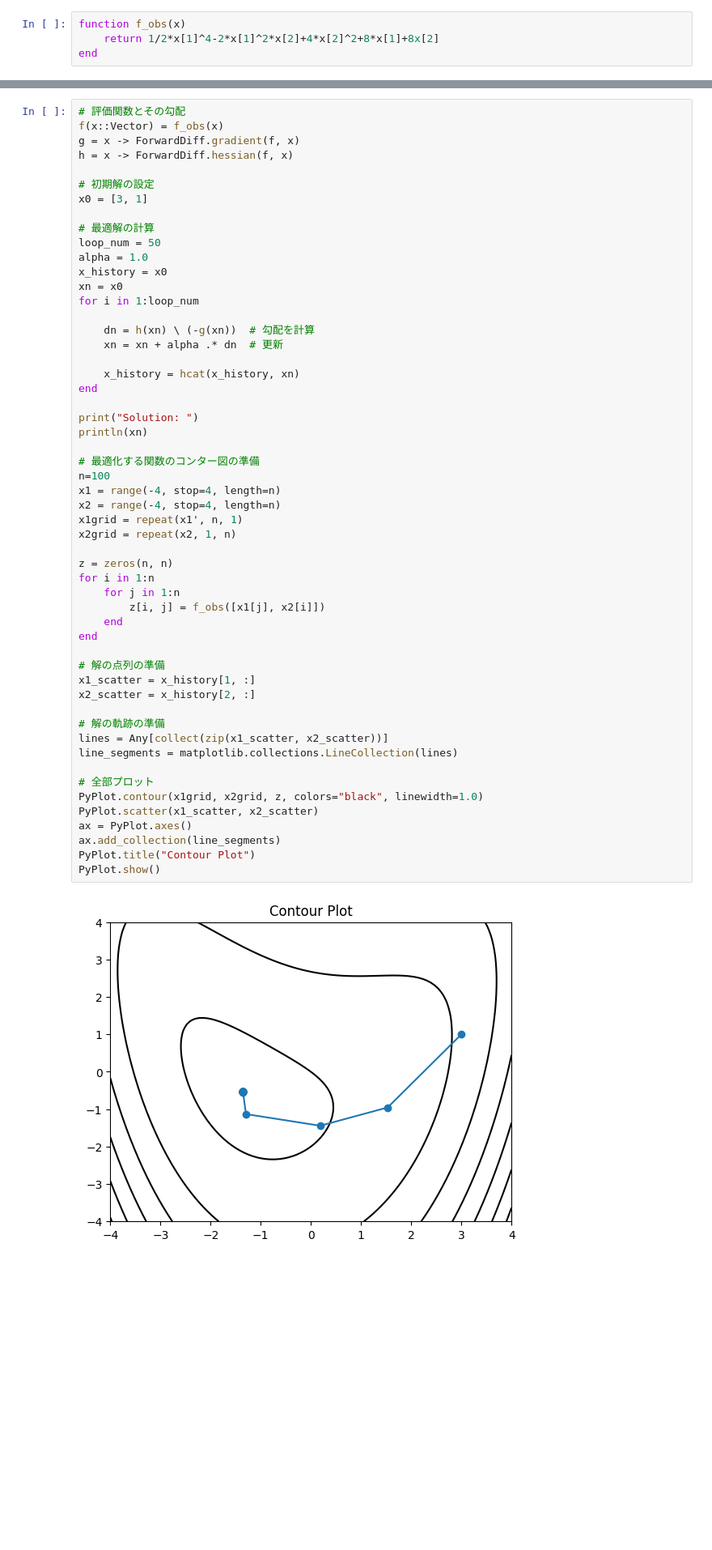
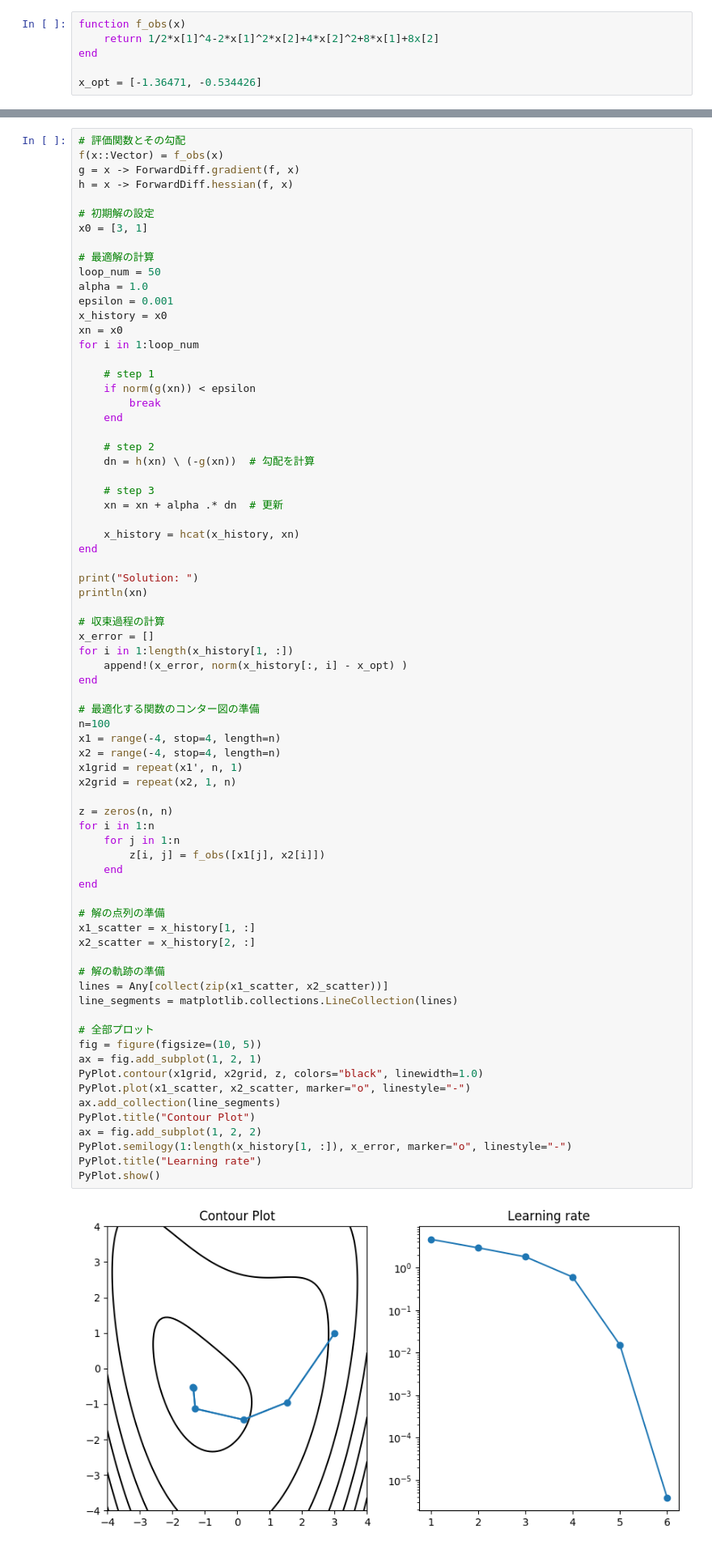
Before and after one commit to szmlb/OVM, a Jupyter notebook: notebooks/ch02_Nonlinear_Optimization.ipynb, the cells around one changed output, grey strips where cells are left out. Shown at 81% size. Drawn from its saved outputs; the diff is of its cells as text; blank space fills up the shorter version.

```diff
--- a/notebooks/ch02_Nonlinear_Optimization.ipynb
+++ b/notebooks/ch02_Nonlinear_Optimization.ipynb
@@ -13,4 +13,6 @@ Random.seed!(1234);
 function f_obs(x)
     return 1/2*x[1]^4-2*x[1]^2*x[2]+4*x[2]^2+8*x[1]+8x[2]
 end
+
+x_opt = [-1.36471, -0.534426]
 # %% [output]
@@ -115,11 +163,20 @@ x0 = [3, 1]
 # 最適解の計算
 loop_num = 50
 alpha = 1.0
+epsilon = 0.001
 x_history = x0
 xn = x0
 for i in 1:loop_num
 
+    # step 1
+    if norm(g(xn)) < epsilon
+        break
+    end
+
+    # step 2
     dn = h(xn) \ (-g(xn))  # 勾配を計算
+
+    # step 3
     xn = xn + alpha .* dn  # 更新
 
     x_history = hcat(x_history, xn)
@@ -127,35 +184,45 @@ end
 
 print("Solution: ")
 println(xn)
+
+# 収束過程の計算
+x_error = []
+for i in 1:length(x_history[1, :])
+    append!(x_error, norm(x_history[:, i] - x_opt) )
+end
 
 # 最適化する関数のコンター図の準備
 n=100
 x1 = range(-4, stop=4, length=n)
 x2 = range(-4, stop=4, length=n)
 x1grid = repeat(x1', n, 1)
 x2grid = repeat(x2, 1, n)
 
 z = zeros(n, n)
 for i in 1:n
     for j in 1:n
         z[i, j] = f_obs([x1[j], x2[i]])
     end
 end
 
 # 解の点列の準備
 x1_scatter = x_history[1, :]
 x2_scatter = x_history[2, :]
 
 # 解の軌跡の準備
 lines = Any[collect(zip(x1_scatter, x2_scatter))]
 line_segments = matplotlib.collections.LineCollection(lines)
 
 # 全部プロット
+fig = figure(figsize=(10, 5))
+ax = fig.add_subplot(1, 2, 1)
 PyPlot.contour(x1grid, x2grid, z, colors="black", linewidth=1.0)
-PyPlot.scatter(x1_scatter, x2_scatter)
-ax = PyPlot.axes()
+PyPlot.plot(x1_scatter, x2_scatter, marker="o", linestyle="-")
 ax.add_collection(line_segments)
 PyPlot.title("Contour Plot")
+ax = fig.add_subplot(1, 2, 2)
+PyPlot.semilogy(1:length(x_history[1, :]), x_error, marker="o", linestyle="-")
+PyPlot.title("Learning rate")
 PyPlot.show()
 # %% [output]
-[figure, old version]
+[figure, new version]
```
Also changed, not shown: parts of 11 cells of this notebook.
